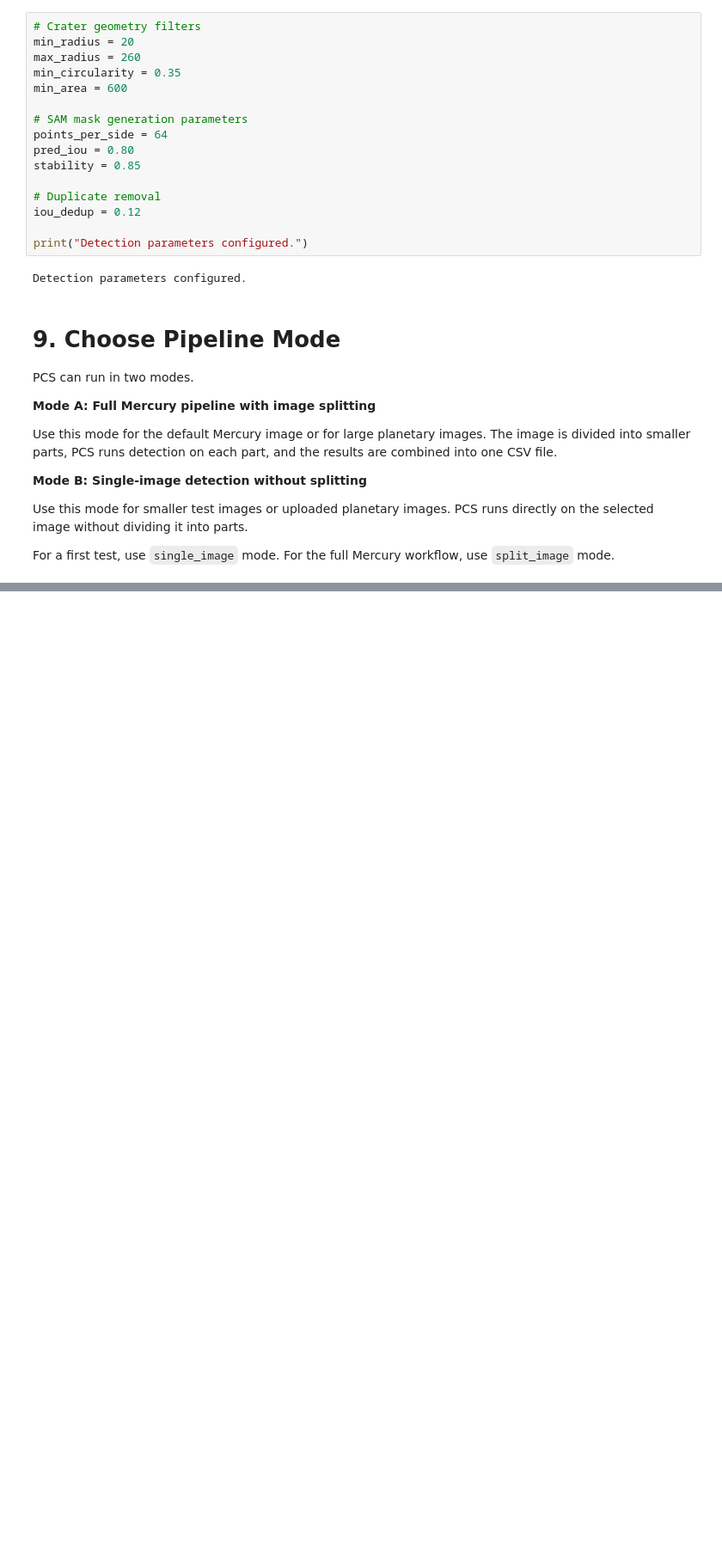
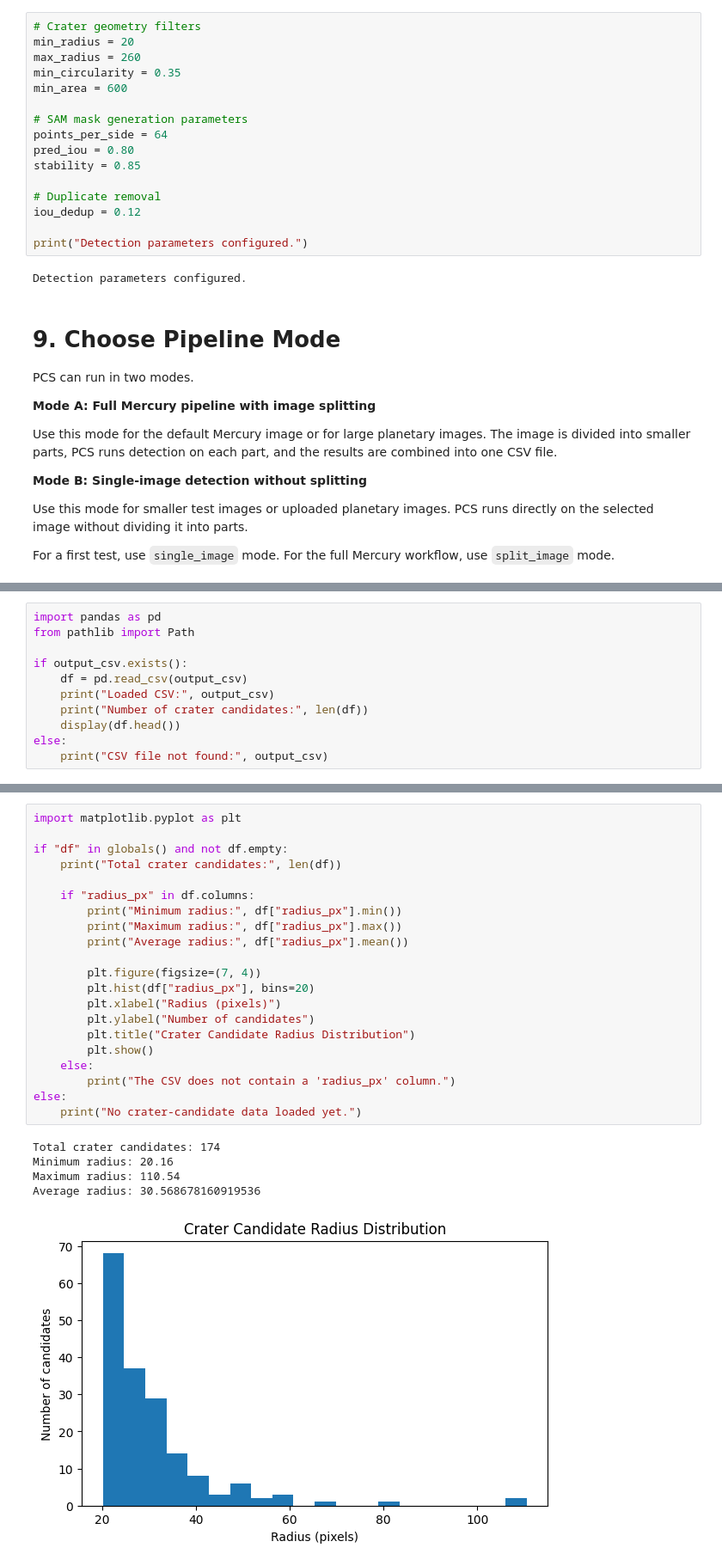
Before and after one commit to dajuarez4/MooCraDee, a Jupyter notebook: notebooks/PCS_GPU_Demo.ipynb, the cells around one changed output, grey strips where cells are left out. Shown at 86% size. Saved outputs shown, nothing was run; the diff lists cells and outputs as text; blank space fills up the shorter version.

```diff
--- a/notebooks/PCS_GPU_Demo.ipynb
+++ b/notebooks/PCS_GPU_Demo.ipynb
@@ -450,0 +491,11 @@ drive.mount('/content/drive')
+# %%
+import pandas as pd
+from pathlib import Path
+
+if output_csv.exists():
+    df = pd.read_csv(output_csv)
+    print("Loaded CSV:", output_csv)
+    print("Number of crater candidates:", len(df))
+    display(df.head())
+else:
+    print("CSV file not found:", output_csv)
@@ -450,0 +524,27 @@ drive.mount('/content/drive')
+# %%
+import matplotlib.pyplot as plt
+
+if "df" in globals() and not df.empty:
+    print("Total crater candidates:", len(df))
+
+    if "radius_px" in df.columns:
+        print("Minimum radius:", df["radius_px"].min())
+        print("Maximum radius:", df["radius_px"].max())
+        print("Average radius:", df["radius_px"].mean())
+
+        plt.figure(figsize=(7, 4))
+        plt.hist(df["radius_px"], bins=20)
+        plt.xlabel("Radius (pixels)")
+        plt.ylabel("Number of candidates")
+        plt.title("Crater Candidate Radius Distribution")
+        plt.show()
+    else:
+        print("The CSV does not contain a 'radius_px' column.")
+else:
+    print("No crater-candidate data loaded yet.")
+# %% [output]
+Total crater candidates: 174
+Minimum radius: 20.16
+Maximum radius: 110.54
+Average radius: 30.568678160919536
+[figure, added]
```
Also changed, not shown: parts of 32 cells of this notebook.
